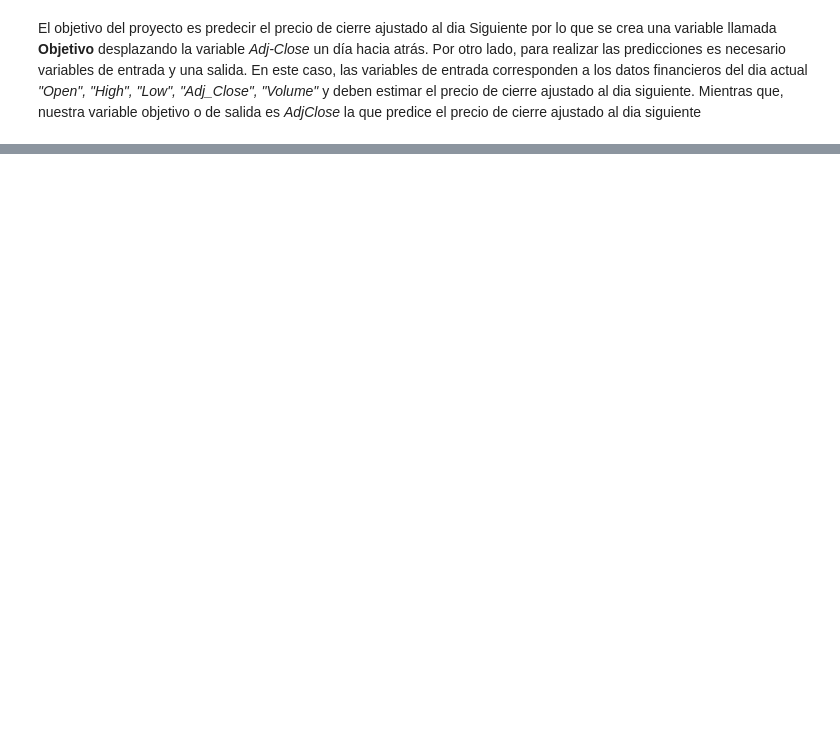
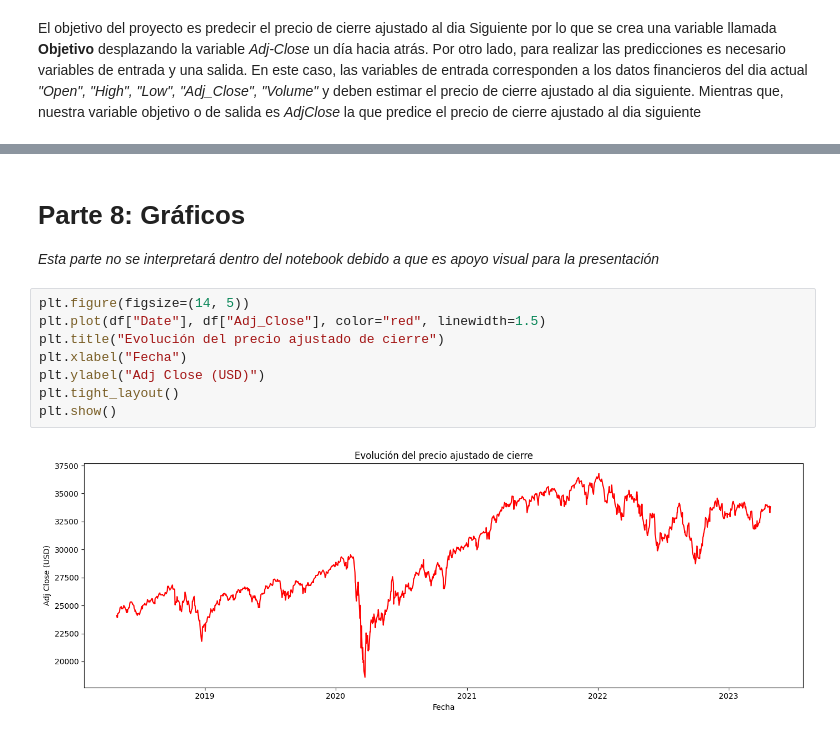
Before and after one commit to aleexrtt/ProyectoFinal, a Jupyter notebook: Proyecto_de_la_clase_de_modelación_del_aprendizaje_con_inteligencia_artificial.ipynb, the cells around one changed output, grey strips where cells are left out. Drawn from its saved outputs; the diff is of its cells as text; blank space fills up the shorter version.

```diff
--- a/Proyecto_de_la_clase_de_modelación_del_aprendizaje_con_inteligencia_artificial.ipynb
+++ b/Proyecto_de_la_clase_de_modelación_del_aprendizaje_con_inteligencia_artificial.ipynb
@@ -256 +426,14 @@ Random Forest 323.773552 177595.901223 421.421287 0.900564
+# %% [markdown]
+# Parte 8: Gráficos
+*Esta parte no se interpretará dentro del notebook debido a que es apoyo visual para la presentación*
+# %%
+plt.figure(figsize=(14, 5))
+plt.plot(df["Date"], df["Adj_Close"], color="red", linewidth=1.5)
+plt.title("Evolución del precio ajustado de cierre")
+plt.xlabel("Fecha")
+plt.ylabel("Adj Close (USD)")
+plt.tight_layout()
+plt.show()
+# %% [output]
+[figure, added]
 # %%
```
Also changed, not shown: parts of 34 cells of this notebook.
